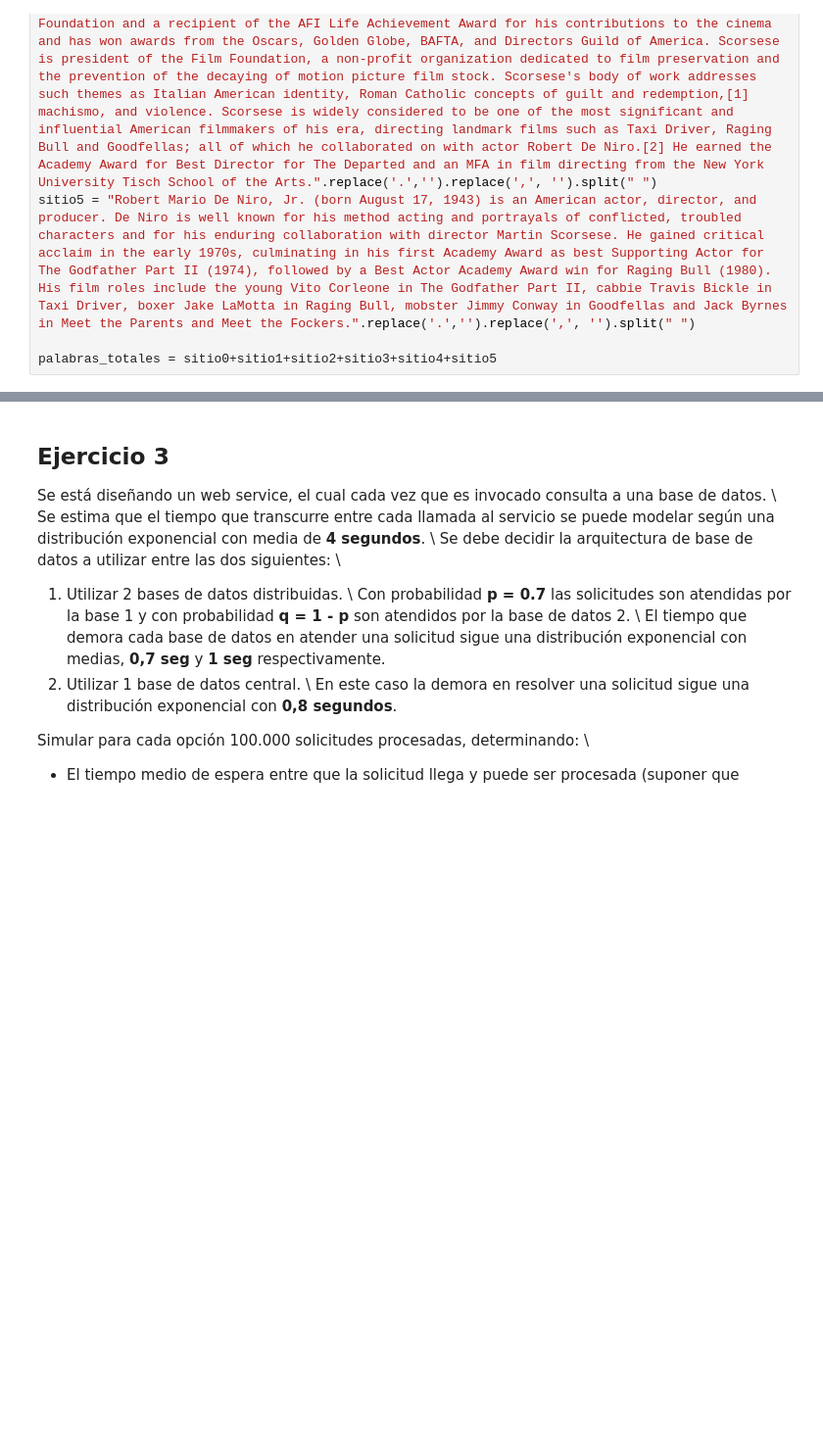
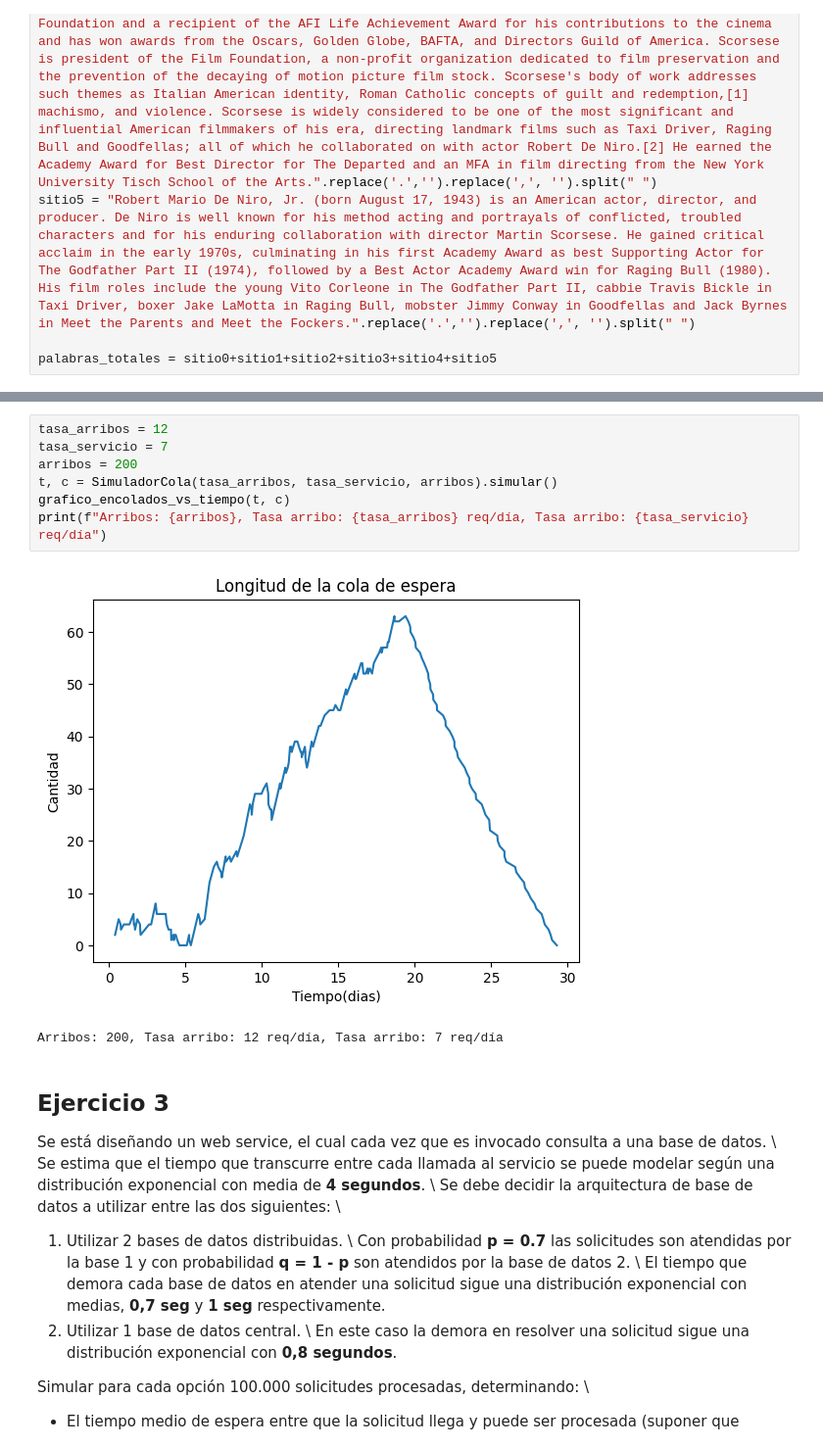
Before and after one commit to delpinor/tp-simulacion, a Jupyter notebook: TP2/tp2.ipynb, the cells around one changed output, grey strips where cells are left out. Shown at 98% size. Saved outputs shown, nothing was run; the diff lists cells and outputs as text; blank space fills up the shorter version.

```diff
--- a/TP2/tp2.ipynb
+++ b/TP2/tp2.ipynb
@@ -243,3 +353,13 @@ df_palabras
+# %%
+tasa_arribos = 12
+tasa_servicio = 7
+arribos = 200
+t, c = SimuladorCola(tasa_arribos, tasa_servicio, arribos).simular()
+grafico_encolados_vs_tiempo(t, c)
+print(f"Arribos: {arribos}, Tasa arribo: {tasa_arribos} req/día, Tasa arribo: {tasa_servicio} req/día")
+# %% [output]
+[figure, added]
+Arribos: 200, Tasa arribo: 12 req/día, Tasa arribo: 7 req/día
 # %% [markdown]
 ## Ejercicio 3
 Se está diseñando un web service, el cual cada vez que es invocado consulta a una base de datos. \\
```
Also changed, not shown: parts of 4 cells of this notebook.
